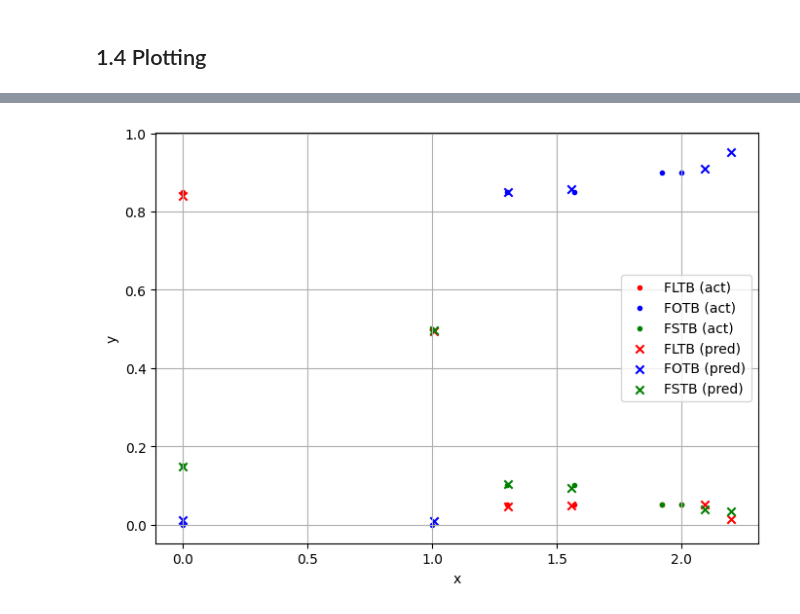
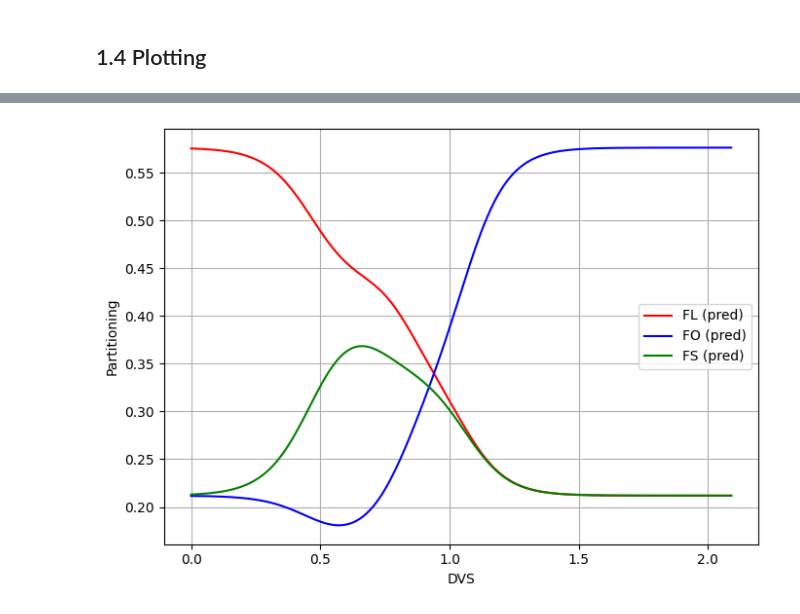
Before and after one commit to WUR-AI/diffWOFOST, a Jupyter notebook: docs/notebooks/optimization_partitioning.ipynb, the cells around one changed output, grey strips where cells are left out. Saved outputs shown, nothing was run; the diff lists cells and outputs as text; code cells hidden in the pictures.

Commit message:
fix the approximation and plots

```diff
--- a/docs/notebooks/optimization_partitioning.ipynb
+++ b/docs/notebooks/optimization_partitioning.ipynb
@@ -197,3 +180,13 @@ opt_model.init_from_tables(fltb, fotb, fstb)
+# %%
+# ----  Create model ----
+opt_model = OptDiffPartitioning(
+    crop_model_params_provider,
+    weather_data_provider,
+    agro_management_inputs,
+    partitioning_config,
+    external_states,
+    init_params,
+)
 # %%
 # ----  Early stopping ----
 best_loss = float("inf")
@@ -217,9 +210,9 @@ for step in range(101):
     loss.backward()
     optimizer.step()
 
-    fltb, fotb, fstb = opt_model.get_tables()
+    fl, fo, fs = opt_model.get_partitions()
 
-    print(f"Step {step}, Loss {loss.item():.4f}, FLTB mean {fltb.mean():.3f}, FOTB mean {fotb.mean():.3f}, FSTB mean {fstb.mean():.3f}")
+    print(f"Step {step}, Loss {loss.item():.4f}, FL mean {fl.mean():.3f}, FO mean {fo.mean():.3f}, FS mean {fs.mean():.3f}")
     # Early stopping logic
     if loss.item() < best_loss - min_delta:
         best_loss = loss.item()
@@ -252,14 +245,14 @@ Early stopping at step 55
 # %%
 import matplotlib.pyplot as plt
 
-def plot_xy_table(tbl, label=None, marker=".", color="r"):
+def plot_xy_table(tbl, label=None, marker=None, color="r", linestyle="-"):
     """
     tbl: 1D tensor or numpy array [x0, y0, x1, y1, ...]
     """
-    if hasattr(tbl, "detach"):
-        tbl = tbl.detach().cpu().numpy()
-
     x = tbl[0::2]
     y = tbl[1::2]
 
-    plt.scatter(x, y, label=label, marker=marker, color=color)
+    if marker:
+        plt.scatter(x, y, label=label, marker=marker, color=color)
+    else:
+        plt.plot(x, y, label=label, color=color, linestyle=linestyle)
@@ -266,26 +294,21 @@ def plot_xy_table(tbl, label=None, marker=".", color="r"):
 # %%
-# ---- compare the results with test data ----
+# ---- tables ----
 with torch.no_grad():
     fltb_opt, fotb_opt, fstb_opt = opt_model.get_tables()
 
 plt.figure(figsize=(7, 5))
 
-# Actual (dashed)
-plot_xy_table(crop_model_params_provider["FLTB"][:12], label="FLTB (act)", marker=".", color="r")
-plot_xy_table(crop_model_params_provider["FOTB"][:12], label="FOTB (act)", marker=".", color="b")
-plot_xy_table(crop_model_params_provider["FSTB"][:12], label="FSTB (act)", marker=".", color="g")
+# Optimized (solid)
+plot_xy_table(fltb_opt, label="FL (pred)", color="r")
+plot_xy_table(fotb_opt, label="FO (pred)", color="b")
+plot_xy_table(fstb_opt, label="FS (pred)", color="g")
 
-# Optimized (solid)
-plot_xy_table(fltb_opt, label="FLTB (pred)", marker="x", color="r")
-plot_xy_table(fotb_opt, label="FOTB (pred)", marker="x", color="b")
-plot_xy_table(fstb_opt, label="FSTB (pred)", marker="x", color="g")
-
-plt.xlabel("x")
-plt.ylabel("y")
+plt.xlabel("DVS")
+plt.ylabel("Partitioning")
 plt.legend()
 plt.grid(True)
 
 plt.tight_layout()
 plt.show()
 # %% [output]
-[figure, old version]
+[figure, new version]
```
Also changed, not shown: parts of 7 cells of this notebook.
